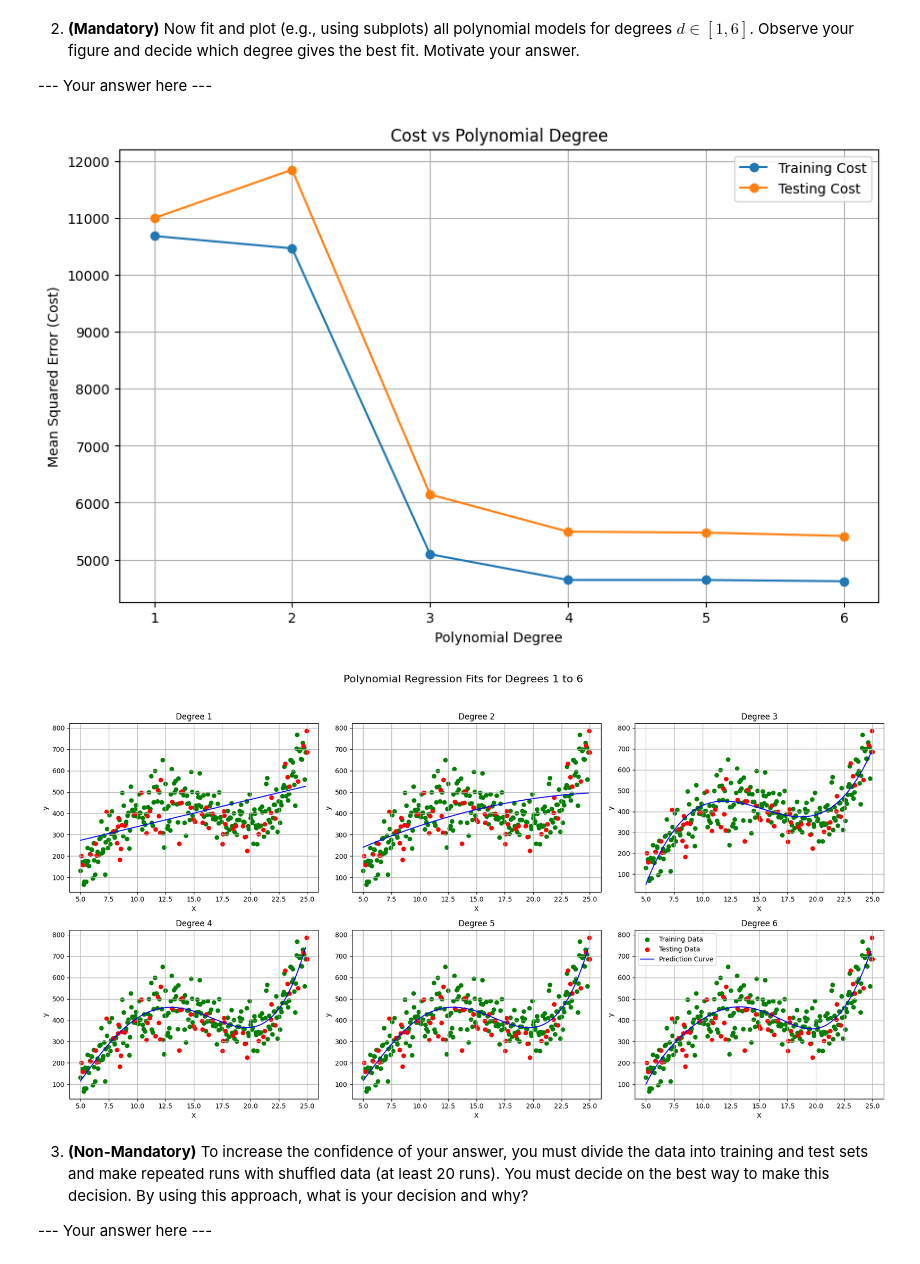
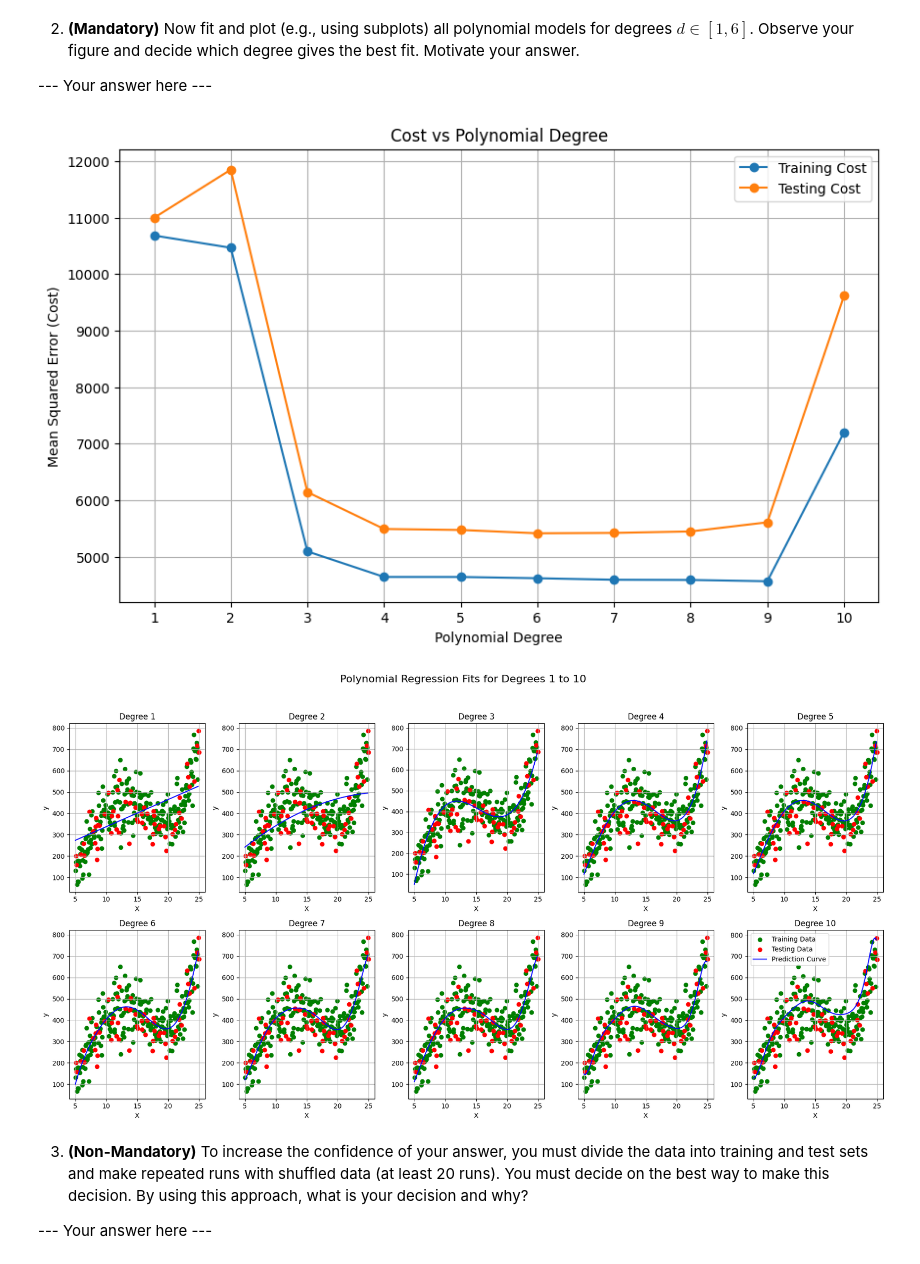
Before and after one commit to animittt/machine-learning-assignments, a Jupyter notebook: Assignment2-2025/am225pt_A2.ipynb, the cells around one changed output. Cells and saved outputs as stored; diff of their text form; code cells hidden in the pictures.

```diff
--- a/Assignment2-2025/am225pt_A2.ipynb
+++ b/Assignment2-2025/am225pt_A2.ipynb
@@ -294,7 +290,7 @@ from MachineLearningModel import RegressionModelNormalEquation
 import numpy as np
 import matplotlib.pyplot as plt
 
-def plot_cost_vs_degree(X_train, y_train, X_test, y_test, max_degree=6):
+def plot_cost_vs_degree(X_train, y_train, X_test, y_test, max_degree=10):
     """Plot cost vs degree for polynomial regression."""
     degrees = np.arange(1, max_degree + 1)
     train_costs = []
@@ -321,43 +317,43 @@ def plot_cost_vs_degree(X_train, y_train, X_test, y_test, max_degree=6):
     plt.show()
     return train_costs, test_costs
 
-train_costs, test_costs = plot_cost_vs_degree(X_train, y_train, X_test, y_test, max_degree=6)
+train_costs, test_costs = plot_cost_vs_degree(X_train, y_train, X_test, y_test, max_degree=10)
 
 def plot_predictions(X_train, y_train, X_test, y_test, degree):
     """Plot the dataset with the prediction line for a given degree."""
     model = RegressionModelNormalEquation(degree=degree)
     model.fit(X_train, y_train)
 
     fig, axs = plt.subplots(2, degree // 2, figsize=(18, 10))
     axs = axs.ravel()
 
     for idx, degree in enumerate(range(1, degree + 1)):
         model = RegressionModelNormalEquation(degree=degree)
         model.fit(X_train, y_train)
 
         axs[idx].scatter(X_train, y_train, color='green', label='Training Data')
         axs[idx].scatter(X_test, y_test, color='red', label='Testing Data')
 
         x_range = np.linspace(X_train.min(), X_train.max(), 100).reshape(-1, 1)
         y_range = model.predict(x_range)
         axs[idx].plot(x_range, y_range, color='blue', label='Prediction Curve')
 
         axs[idx].set_title(f"Degree {degree}")
         axs[idx].set_xlabel('X')
         axs[idx].set_ylabel('y')
         axs[idx].grid(True)
 
-    fig.suptitle("Polynomial Regression Fits for Degrees 1 to 6", fontsize=16)
+    fig.suptitle("Polynomial Regression Fits for Degrees 1 to 10", fontsize=16)
     fig.tight_layout(rect=[0, 0.03, 1, 0.95])
     plt.legend()
     plt.show()
 
 
 
-plot_predictions(X_train, y_train, X_test, y_test, degree=6)
+plot_predictions(X_train, y_train, X_test, y_test, degree=10)
 # %% [output]
-[figure, old version]
+[figure, new version]
-[figure, old version]
+[figure, new version]
 # %% [markdown]
 3. **(Non-Mandatory)** To increase the confidence of your answer, you must divide the data into training and test sets and make repeated runs with shuffled data (at least 20 runs). You must decide on the best way to make this decision. By using this approach, what is your decision and why?
 
```
Also changed, not shown: parts of 17 cells of this notebook.
